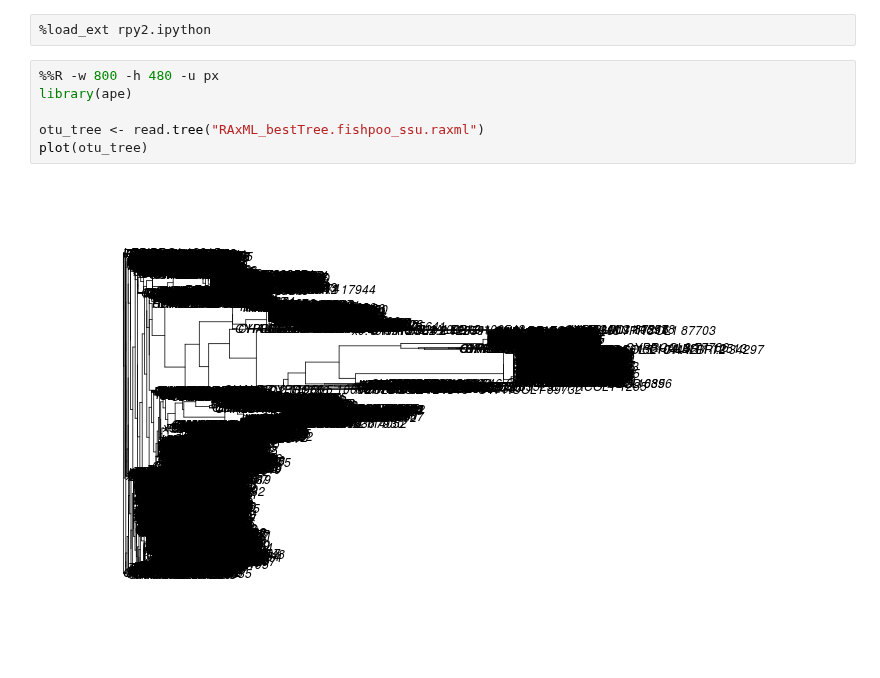
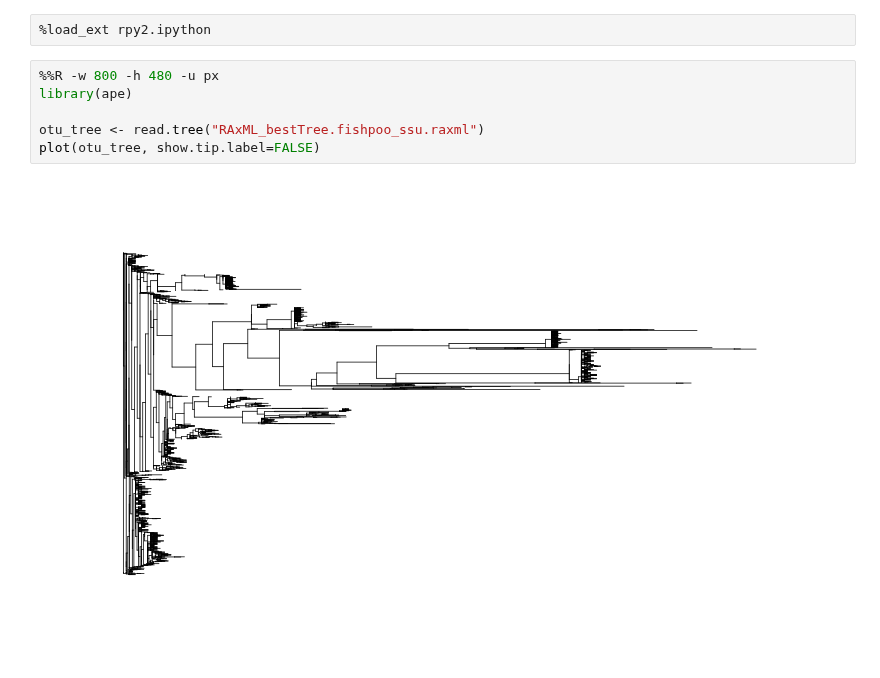
Before and after one commit to ryneches/fishpoo, a Jupyter notebook: fishpoo.ipynb, the cells around one changed output. Cells and saved outputs as stored; diff of their text form.

```diff
--- a/fishpoo.ipynb
+++ b/fishpoo.ipynb
@@ -212,8 +234,8 @@ with open( 'fishpoo_ssu.bacteria.align.phylip', 'w' ) as f :
 # %%
 %%R -w 800 -h 480 -u px
 library(ape)
 
 otu_tree <- read.tree("RAxML_bestTree.fishpoo_ssu.raxml")
-plot(otu_tree)
+plot(otu_tree, show.tip.label=FALSE)
 # %% [output]
-[figure, old version]
+[figure, new version]
```
Also changed, not shown: parts of 12 cells of this notebook.
